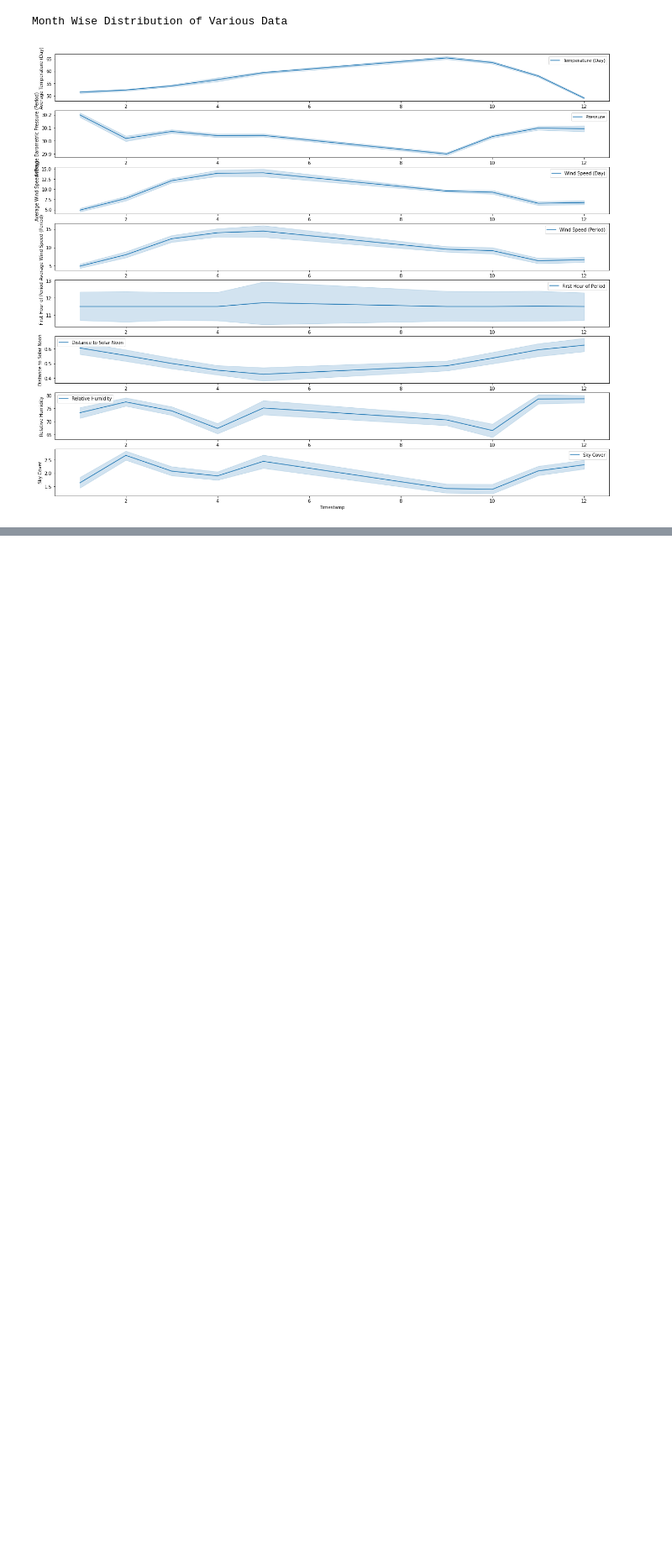
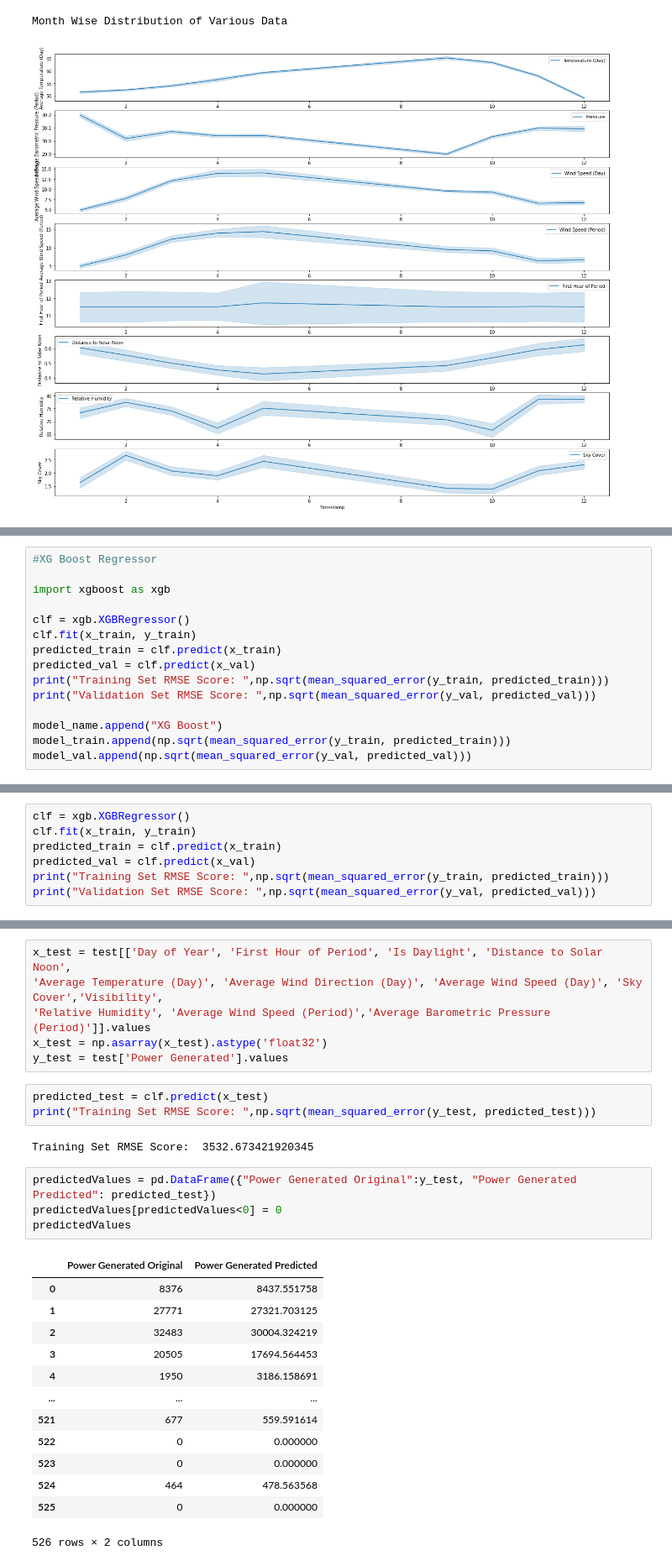
Before and after one commit to rathorepushkin/Major-project-8th-sem, a Jupyter notebook: analysis_notebook.ipynb, the cells around one changed output, grey strips where cells are left out. Shown at 84% size. Saved outputs shown, nothing was run; the diff lists cells and outputs as text; blank space fills up the shorter version.

```diff
--- a/analysis_notebook.ipynb
+++ b/analysis_notebook.ipynb
@@ -146,0 +282,15 @@ Week Wise Distribution of Various Data
+# %%
+#XG Boost Regressor
+
+import xgboost as xgb
+
+clf = xgb.XGBRegressor()
+clf.fit(x_train, y_train)
+predicted_train = clf.predict(x_train)
+predicted_val = clf.predict(x_val)
+print("Training Set RMSE Score: ",np.sqrt(mean_squared_error(y_train, predicted_train)))
+print("Validation Set RMSE Score: ",np.sqrt(mean_squared_error(y_val, predicted_val)))
+
+model_name.append("XG Boost")
+model_train.append(np.sqrt(mean_squared_error(y_train, predicted_train)))
+model_val.append(np.sqrt(mean_squared_error(y_val, predicted_val)))
@@ -146,0 +310,7 @@ Week Wise Distribution of Various Data
+# %%
+clf = xgb.XGBRegressor()
+clf.fit(x_train, y_train)
+predicted_train = clf.predict(x_train)
+predicted_val = clf.predict(x_val)
+print("Training Set RMSE Score: ",np.sqrt(mean_squared_error(y_train, predicted_train)))
+print("Validation Set RMSE Score: ",np.sqrt(mean_squared_error(y_val, predicted_val)))
@@ -146,0 +326,29 @@ Week Wise Distribution of Various Data
+# %%
+x_test = test[['Day of Year', 'First Hour of Period', 'Is Daylight', 'Distance to Solar Noon',
+'Average Temperature (Day)', 'Average Wind Direction (Day)', 'Average Wind Speed (Day)', 'Sky Cover','Visibility',
+'Relative Humidity', 'Average Wind Speed (Period)','Average Barometric Pressure (Period)']].values
+x_test = np.asarray(x_test).astype('float32')
+y_test = test['Power Generated'].values
+# %%
+predicted_test = clf.predict(x_test)
+print("Training Set RMSE Score: ",np.sqrt(mean_squared_error(y_test, predicted_test)))
+# %% [output]
+Training Set RMSE Score:  3532.673421920345
+# %%
+predictedValues = pd.DataFrame({"Power Generated Original":y_test, "Power Generated Predicted": predicted_test})
+predictedValues[predictedValues<0] = 0
+predictedValues
+# %% [output]
+|  | Power Generated Original | Power Generated Predicted |
+| 0 | 8376 | 8437.551758 |
+| 1 | 27771 | 27321.703125 |
+| 2 | 32483 | 30004.324219 |
+| 3 | 20505 | 17694.564453 |
+| 4 | 1950 | 3186.158691 |
+| ... | ... | ... |
+| 521 | 677 | 559.591614 |
+| 522 | 0 | 0.000000 |
+| 523 | 0 | 0.000000 |
+| 524 | 464 | 478.563568 |
+| 525 | 0 | 0.000000 |
+526 rows × 2 columns
```
Also changed, not shown: parts of 21 cells of this notebook, 3 other files.
